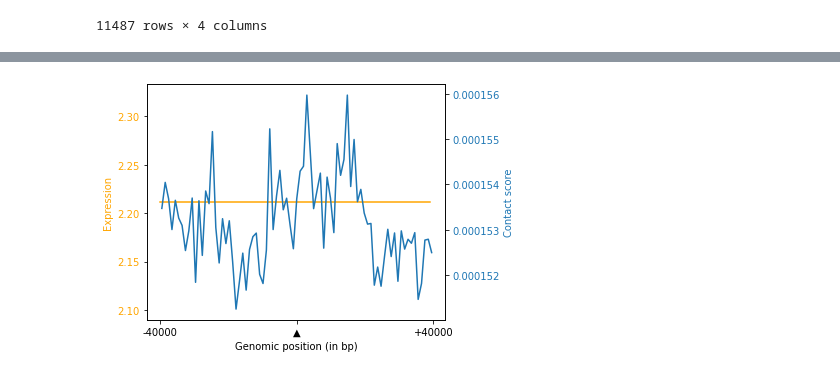
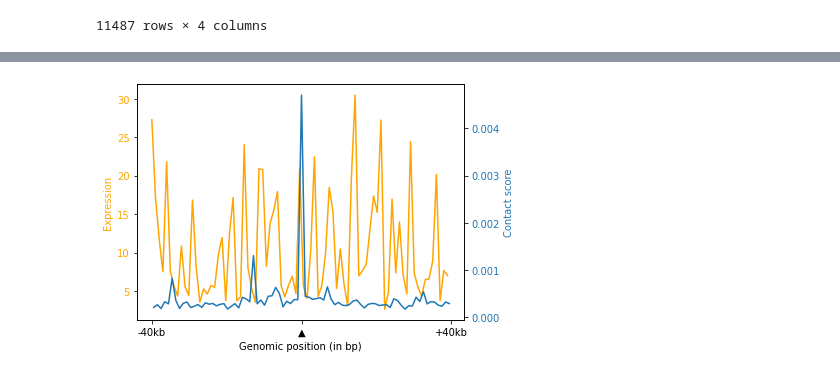
Before and after one commit to Mae-4815162342/kontiguity, a Jupyter notebook: Plasmid_and_expression.ipynb, the cells around one changed output, grey strips where cells are left out. Saved outputs shown, nothing was run; the diff lists cells and outputs as text; code cells hidden in the pictures.

```diff
--- a/Plasmid_and_expression.ipynb
+++ b/Plasmid_and_expression.ipynb
@@ -233,43 +249,126 @@ def plot_exp_contact_pileup(tracks_pileup, contact_pileup, binning, window):
     ax_contact.tick_params(axis='y', labelcolor=color)
 
     ticks_index = [0, (0.5 * binning) + window // 2, binning + window]
-    ticks_values = [f"-{window // (2* binning)}kb", "▲", f"+{window // (2* binning)}kb"]
+    ticks_values = [f"-{window // (2* 1000)}kb", "▲", f"+{window // (2* 1000)}kb"]
     ax_tracks.set_xticks(ticks_index)
     ax_tracks.set_xticklabels(ticks_values)
 
     fig.tight_layout()
     plt.show()
 
 def contact_from_exp_pileup(cool, tracks, plasmid, window = 50000, quantile = 0.95, values_range = "above"):
     """Computes positions from tracks where the value is above (or bellow depending on values_range) the selected quantile.
     Extracts a window around each position from the tracks and from the computed contact, and aggregate them separately.
     Plots the resulting pileups."""
 
     positions = get_positions_from_tracks(tracks, quantile, binning = cool.binsize)
     tracks_windows = [
         extract_windows_from_tracks(tracks, position["Chromosome"], position["Start"], position["End"], window, cool.binsize)
         for _, position in positions.iterrows()
     ]
     contact_windows = []
     chromosomes_contact = {}
     for _, position in positions.iterrows():
         chromosome = position["Chromosome"]
         if chromosome not in chromosomes_contact:
             chromosomes_contact[chromosome] = compute_contact(cool, chromosome, plasmid)
         extracted_window = extract_windows_from_contact(chromosomes_contact[chromosome], position["Start"], position["End"], cool.binsize, window)
         contact_windows.append(extracted_window)
 
-    tracks_pileup = np.nanmedian(tracks_windows, axis = 0)
-    contact_pileup = np.nanmedian(contact_windows, axis = 0)
+    tracks_pileup = np.nanmean(tracks_windows, axis = 0)
+    contact_pileup = np.nanmean(contact_windows, axis = 0)
+
+    plot_exp_contact_pileup(tracks_pileup, contact_pileup, cool.binsize, window)
+
+    return tracks_pileup, contact_pileup
+
+def get_positions_from_contacts(cool, plasmid, min_heigth = 0.0025):
+    """Computes the positions of the peaks in the plasmid contact in each chromosome."""
+
+    # computing contacts
+    chromosomes_contact = {chrom : compute_contact(cool, chrom, plasmid) for chrom in cool.chromnames if chrom != plasmid}
+
+    # creating a single signal from which to extract the peaks
+    signal = []
+    indexes = []
+    chromosomes_coordinates = {}
+    shifts = {}
+    global_shift = 0
+    for chrom in chromosomes_contact.keys():
+        chrom_signal = chromosomes_contact[chrom]
+        shifts[chrom] = global_shift
+        chrom_len = len(chrom_signal)
+        index = range(shifts[chrom], shifts[chrom]  + chrom_len)
+        chromosomes_coordinates.update({i: chrom for i in index})
+        global_shift += chrom_len
+
+        signal += list(chrom_signal)
+        indexes += index
+
+    # calling find peaks (from Girard et al., 2025 : To detect contact peaks with the 2μ plasmid, we used the
+    #find_peaks function of the scipy package (with the following
+    #parameters: height = 0.8, distance = 2). Before detection, the contact
+    #signal was interpolated using the interp1d function of the scipy
+    #package.)
+
+    # signal interpolation
+    interp_func = interp1d(indexes, signal, kind='linear')
+    index_interp = np.linspace(min(indexes), max(indexes), len(indexes) * 10)
+    signal_interp = interp_func(index_interp)
+
+    # peaks detection
+    peaks, properties = find_peaks(
+        signal_interp,
+        height=0.0025,
+        distance=2
+    )
+    peak_positions = index_interp[peaks]
+    peak_heights = properties["peak_heights"]
+    positions = []
+    # computing positions to pileup
+    for position, height in zip(peak_positions, peak_heights):
+        position_ind = round(position)
+        chromosome = chromosomes_coordinates[position_ind]
+        positions.append({
+            "Chromosome":chromosome,
+            "Start":(position_ind - shifts[chromosome]) * cool.binsize,
+            "End":(position_ind - shifts[chromosome] + 1) * cool.binsize,
+            "Height":height
+        })
+
+    return pd.DataFrame(positions)
+
+def exp_from_contact_pileup(cool, tracks, plasmid, window = 50000):#, quantile = 0.95, values_range = "above"):
+    """Computes positions from contact with find_peaks.
+    Extracts a window around each position from the tracks and from the computed contact, and aggregate them separately.
+    Plots the resulting pileups."""
+
+    positions = get_positions_from_contacts(cool, plasmid, min_heigth = 0.0025)
+    tracks_windows = [
+        extract_windows_from_tracks(tracks, position["Chromosome"], position["Start"], position["End"], window, cool.binsize)
+        for _, position in positions.iterrows()
+    ]
+    contact_windows = []
+    chromosomes_contact = {}
+    for _, position in positions.iterrows():
+        chromosome = position["Chromosome"]
+        if chromosome not in chromosomes_contact:
+            chromosomes_contact[chromosome] = compute_contact(cool, chromosome, plasmid)
+        extracted_window = extract_windows_from_contact(chromosomes_contact[chromosome], position["Start"], position["End"], cool.binsize, window)
+        contact_windows.append(extracted_window)
+
+    tracks_pileup = np.nanmean(tracks_windows, axis = 0)
+    contact_pileup = np.nanmean(contact_windows, axis = 0)
 
     plot_exp_contact_pileup(tracks_pileup, contact_pileup, cool.binsize, window)
 
     return tracks_pileup, contact_pileup
 
 cool = cooler.Cooler(hic_file + "::resolutions/1000")
-tracks_pileup, contact_pileup = contact_from_exp_pileup(cool, tracks, plasmid, window = 80000, quantile = 0.05, values_range = "bellow")
+#tracks_pileup, contact_pileup = contact_from_exp_pileup(cool, tracks, plasmid, window = 80000, quantile = 0.05, values_range = "bellow")
+tracks_pileup, contact_pileup = exp_from_contact_pileup(cool, tracks, plasmid, window = 80000)#, quantile = 0.05, values_range = "bellow")
 # %% [output]
-[figure, old version]
+[figure, new version]
 # %%
 tracks_pileup, contact_pileup = contact_from_exp_pileup(cool, tracks, plasmid, window = 80000, quantile = 0.95, values_range = "above")
 tracks_pileup, contact_pileup = contact_from_exp_pileup(cool, tracks, plasmid, window = 80000, quantile = 0.05, values_range = "bellow")
```
Also changed, not shown: parts of 8 cells of this notebook, 1 other file.
